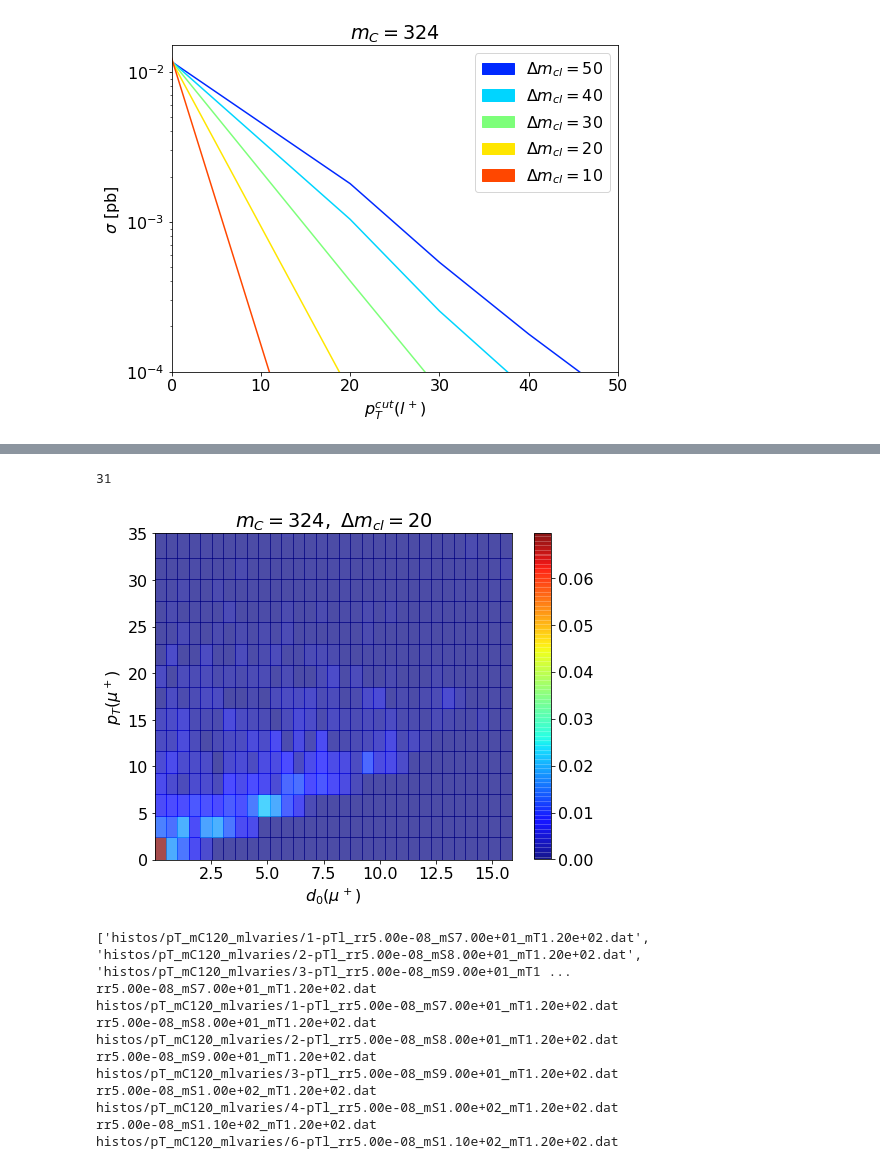
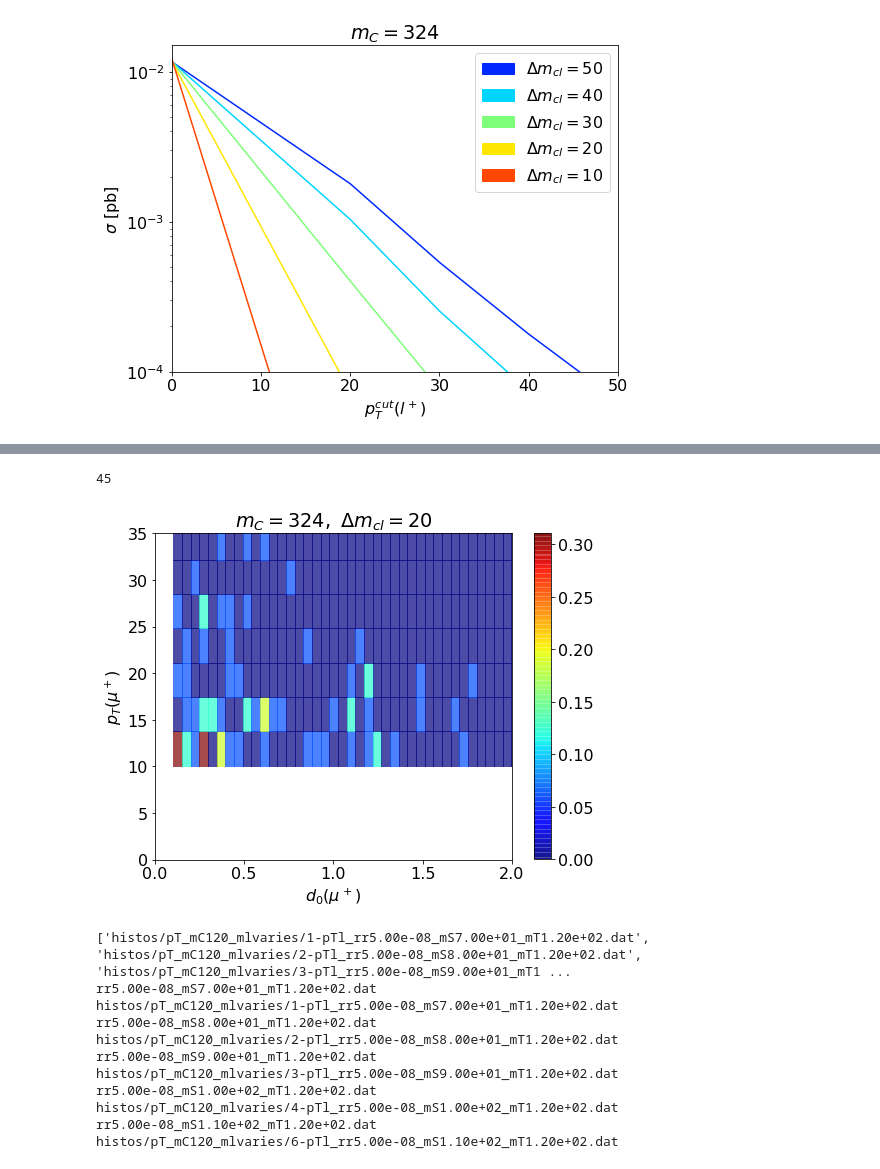
Before and after one commit to anasthesia/SoftLLP, a Jupyter notebook: kinematics/plot_histos.ipynb, the cells around one changed output, grey strips where cells are left out. Cells and saved outputs as stored; diff of their text form; code cells hidden in the pictures.

```diff
--- a/kinematics/plot_histos.ipynb
+++ b/kinematics/plot_histos.ipynb
@@ -104,7 +104,8 @@ def histos2DFromFiles(filex, filey, binwidth):
     nbins=np.int(np.amax(histoarrayx)/binwidth)
     print(nbins)
 
-    n = plt.hist2d(histoarrayx, histoarrayy, bins=nbins, density=True, alpha=0.7, cmap=colormap)
+    n = plt.hist2d(histoarrayx, histoarrayy, bins=nbins,\
+                   density=True, alpha=0.7, cmap=colormap)
     #print(n)
     #print(usedcolors)
 # %%
@@ -256,23 +315,23 @@ plt.savefig('elec-d0-pT_delta20.png')
 # %%
 #Correlation of pT for mC fixed, ml varies
 
 plt.figure(figsize=(8, 6))
 
-histos2DFromFiles('histos/d0_real/d0_mu.dat',\
-                  'histos/pT_pythia/pT_mu.dat',0.5)
-#plt.xlim(0,50)
+histos2DFromFiles('histos/d0_real_cut_d0/mu_cutd0_cutd0.dat',\
+                  'histos/pT_pythia_cut_d0/mu_cutd0_cutpT.dat',0.05)
+plt.xlim(0,2)
 plt.ylim(0,35)
 
 plt.title("$m_C= 324,\ \\Delta m_{cl}=20$")
 plt.xlabel('$d_0(\\mu^+)$')
 plt.ylabel('$p_T(\\mu^+)$')
 
 
 plt.colorbar()
-plt.savefig('muon-d0-pT_delta20.png')
+plt.savefig('muon-d0-pT_delta20_cut.png')
 # %% [output]
-31
+45
-[figure, old version]
+[figure, new version]
 # %%
 plt.figure(figsize=(8, 6))
 
```
Also changed, not shown: parts of 6 cells of this notebook, 1 other file.
